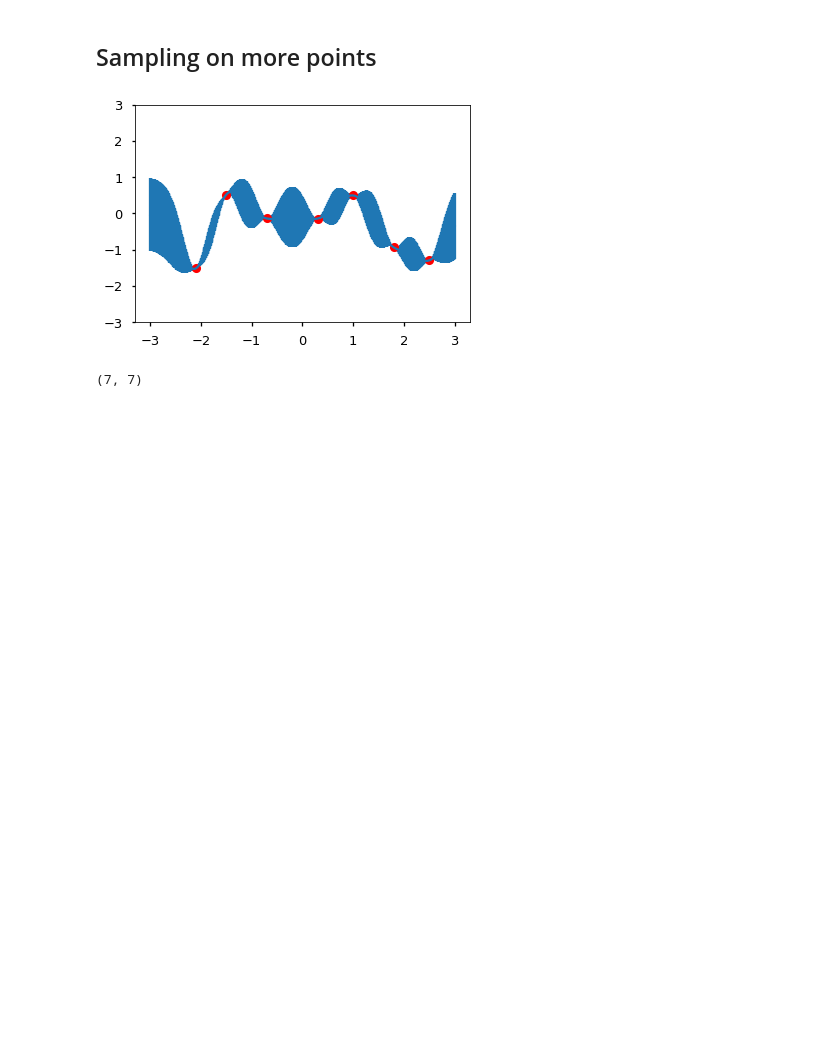
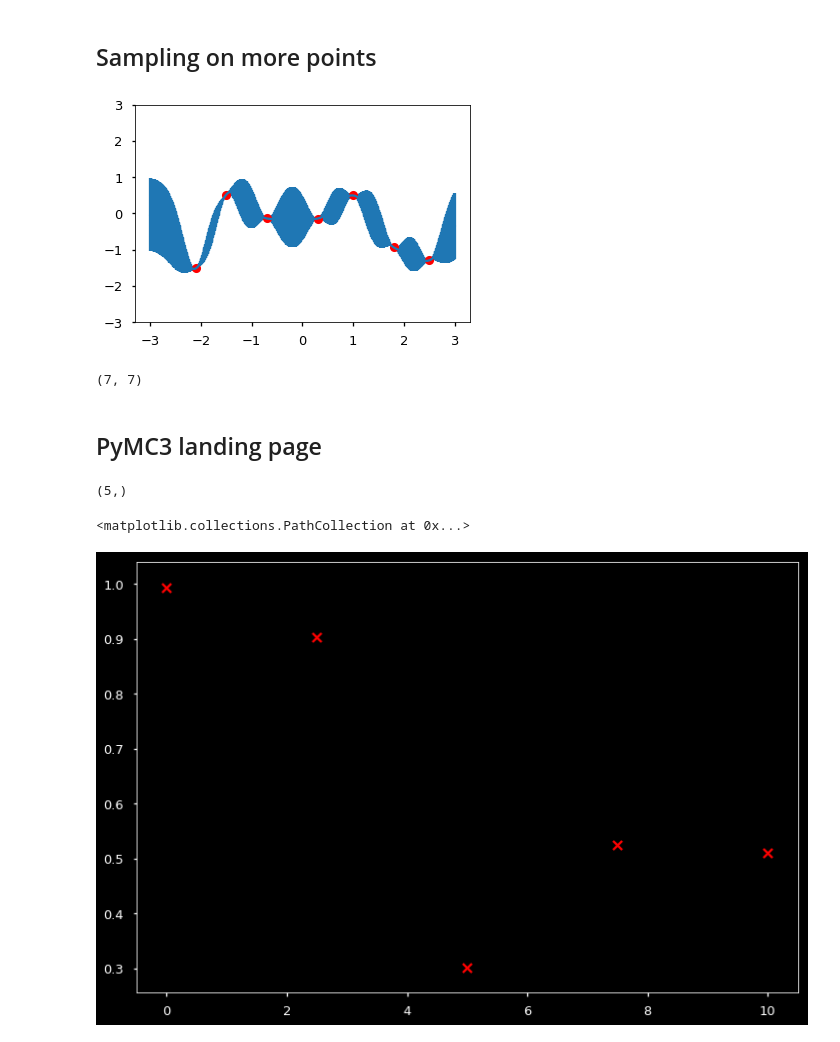
Before and after one commit to rsilveira79/bayesian_notebooks, a Jupyter notebook: uncertainty_notebooks/gaussian_processes_intro.ipynb, the cells around one changed output. Cells and saved outputs as stored; diff of their text form; code cells hidden in the pictures; blank space fills up the shorter version.

```diff
--- a/uncertainty_notebooks/gaussian_processes_intro.ipynb
+++ b/uncertainty_notebooks/gaussian_processes_intro.ipynb
@@ -170,3 +221,5 @@ plt.ylim(-3, 3);
 σ_new.shape
 # %% [output]
 (7, 7)
+# %% [markdown]
+## PyMC3 landing page
@@ -172,0 +235,16 @@ plt.ylim(-3, 3);
+# %%
+num_points = 5
+x = np.linspace(0, 10, num = num_points).reshape(-1,1)
+noise = np.random.normal(loc = 20, scale = 80, size = num_points).reshape(-1,1)
+y = np.random.random(num_points)
+y.shape
+#y = y.squeeze(1)
+# %% [output]
+(5,)
+# %%
+plt.style.use('dark_background')
+plt.figure(figsize=(12,8))
+plt.scatter(x,y, marker = 'x',c='r')
+# %% [output]
+<matplotlib.collections.PathCollection at 0x...>
+[figure, added]
```
Also changed, not shown: parts of 21 cells of this notebook, 1 other file.
